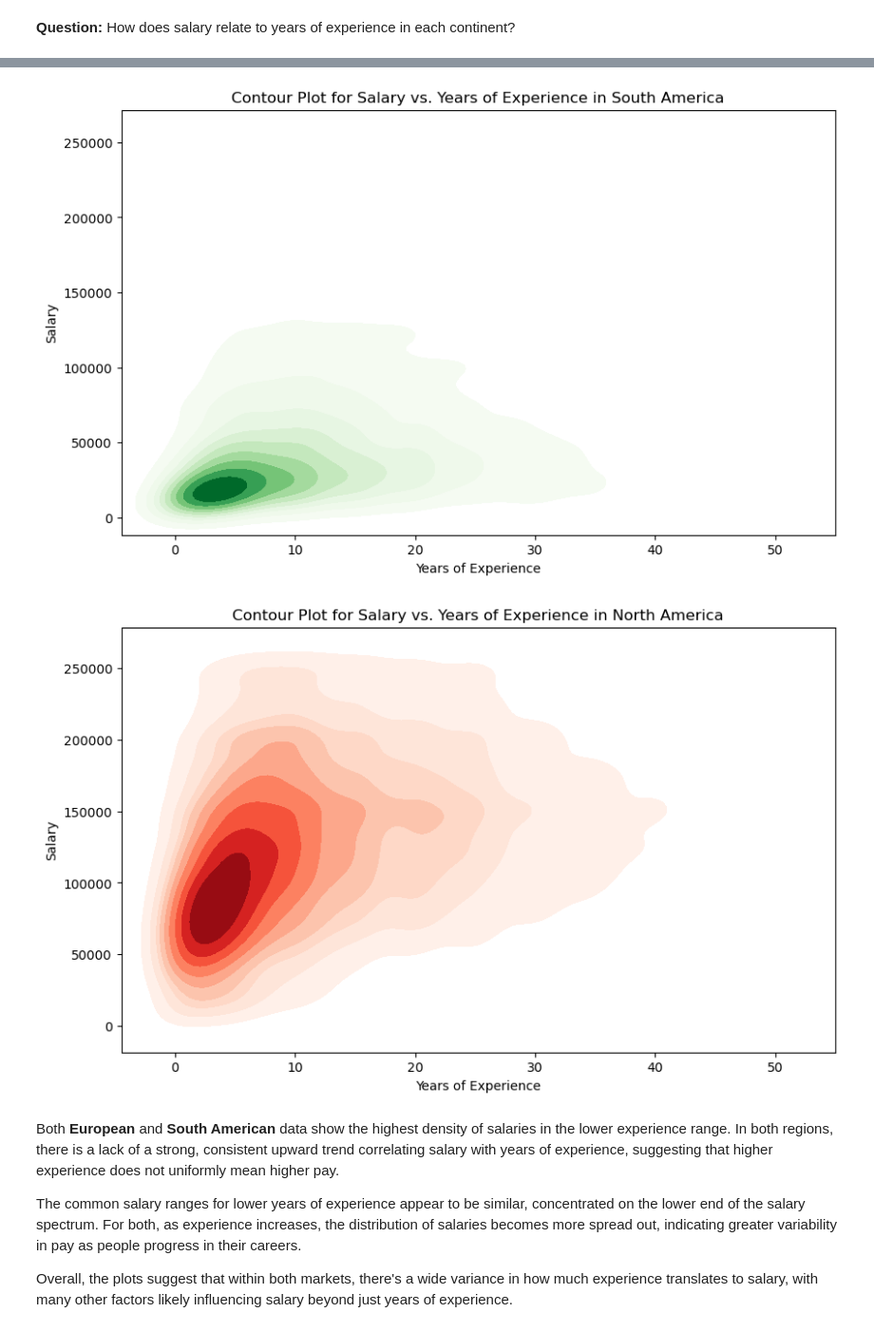
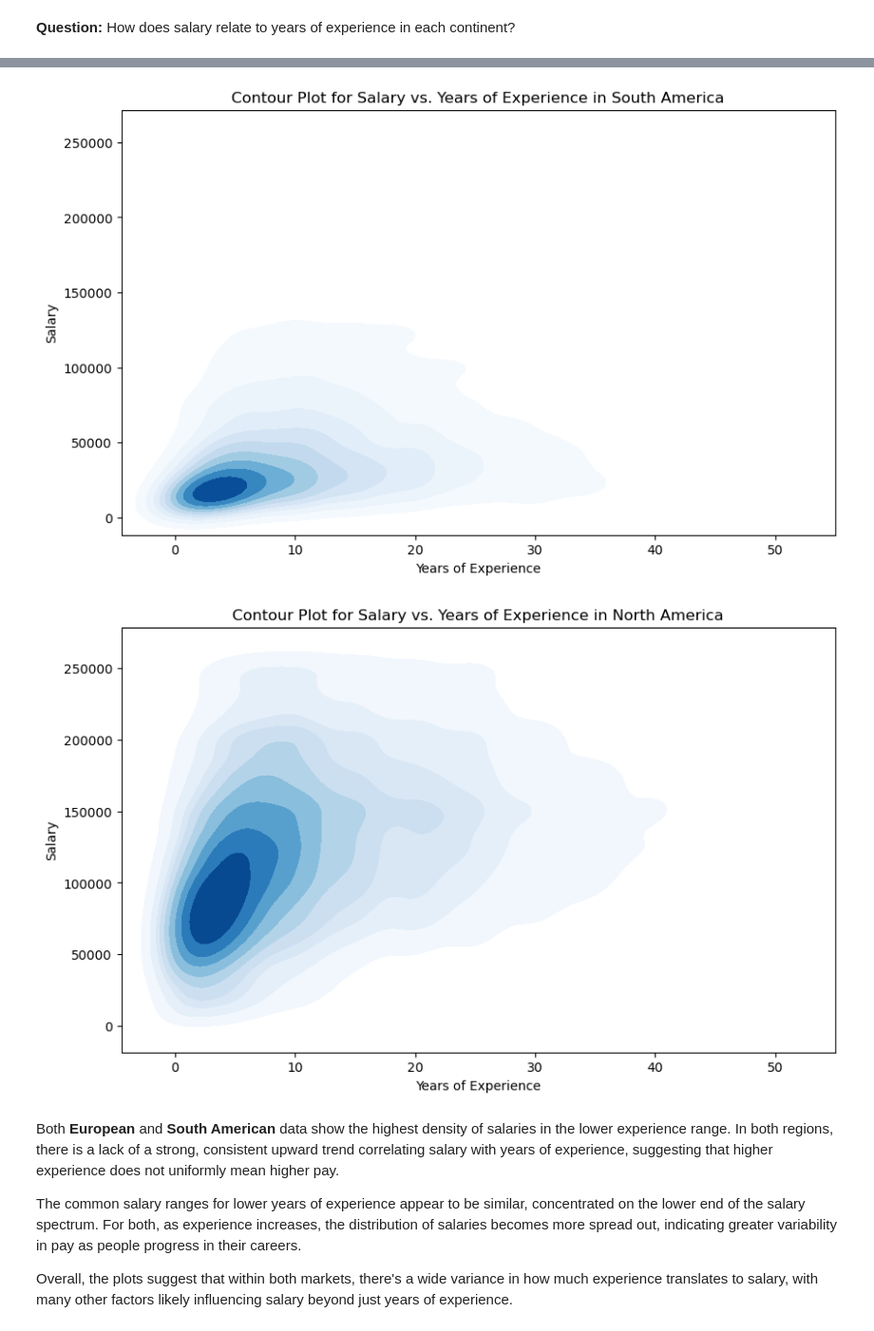
Before and after one commit to gitbravehub/salaryPrediction_EU_NA_SA, a Jupyter notebook: merged_dfs.ipynb, the cells around one changed output, grey strips where cells are left out. Shown at 95% size. Cells and saved outputs as stored; diff of their text form; code cells hidden in the pictures.

```diff
--- a/merged_dfs.ipynb
+++ b/merged_dfs.ipynb
@@ -759,38 +746,37 @@ The combined bar chart provides a comparative look at how average salary varies
 **Question:** How does salary relate to years of experience in each continent?
 # %%
 # Europe
-
 # Contour Plot Code
 plt.figure(figsize=(10, 6))
 sns.kdeplot(x='Years of Experience', y='Salary', data=europe_df, cmap='Blues', fill=True)
 plt.title('Contour Plot for Salary vs. Years of Experience in Europe')
 plt.xlabel('Years of Experience')
 plt.ylabel('Salary')
 plt.show()
 
 
 # South America
 # Contour Plot Code
 plt.figure(figsize=(10, 6))
-sns.kdeplot(x='Years of Experience', y='Salary', data=south_america_df, cmap='Greens', fill=True)
+sns.kdeplot(x='Years of Experience', y='Salary', data=south_america_df, cmap='Blues', fill=True)
 plt.title('Contour Plot for Salary vs. Years of Experience in South America')
 plt.xlabel('Years of Experience')
 plt.ylabel('Salary')
 plt.show()
 
 
 # North America
 # Contour Plot Code
 plt.figure(figsize=(10, 6))
-sns.kdeplot(x='Years of Experience', y='Salary', data=north_america_df, cmap='Reds', fill=True)
+sns.kdeplot(x='Years of Experience', y='Salary', data=north_america_df, cmap='Blues', fill=True)
 plt.title('Contour Plot for Salary vs. Years of Experience in North America')
 plt.xlabel('Years of Experience')
 plt.ylabel('Salary')
 plt.show()
 # %% [output]
 [figure]
-[figure, old version]
+[figure, new version]
-[figure, old version]
+[figure, new version]
 # %% [markdown]
 Both **European** and **South American** data show the highest density of salaries in the lower experience range.
 In both regions, there is a lack of a strong, consistent upward trend correlating salary with years of experience, suggesting that higher experience does not uniformly mean higher pay.
```
Also changed, not shown: parts of 15 cells of this notebook, 2 other files.
